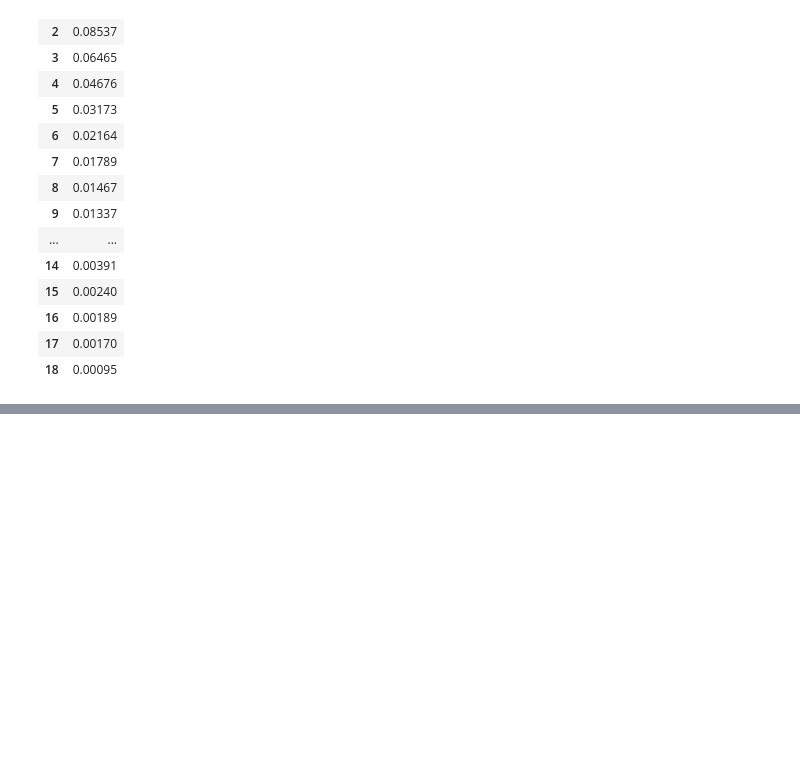
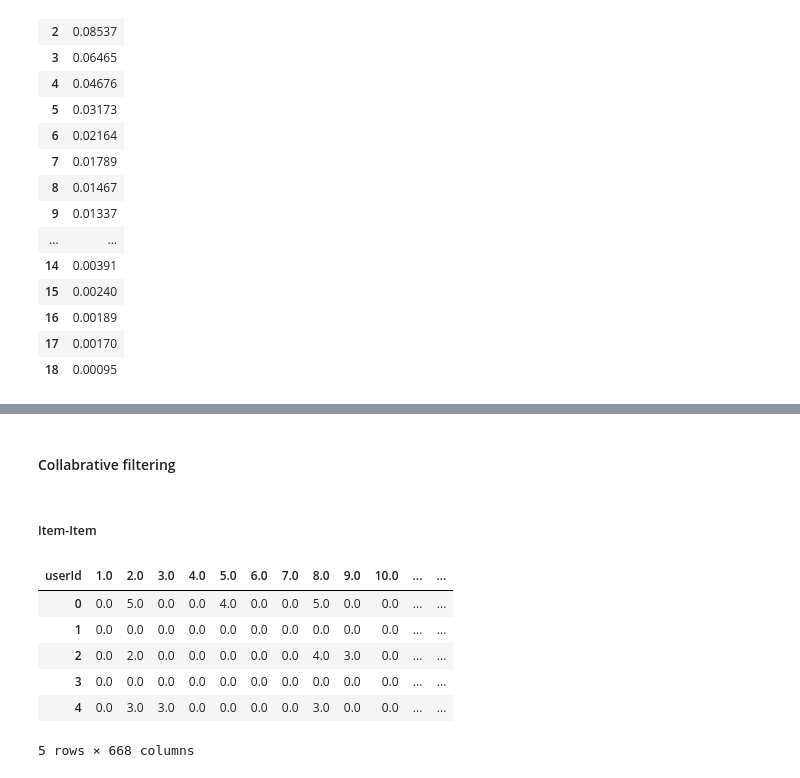
Before and after one commit to Benedkt93/movie_recommendation, a Jupyter notebook: final_project.ipynb, the cells around one changed output, grey strips where cells are left out. Saved outputs shown, nothing was run; the diff lists cells and outputs as text; code cells hidden in the pictures; blank space fills up the shorter version.

```diff
--- a/final_project.ipynb
+++ b/final_project.ipynb
@@ -494,0 +563,16 @@ round(pd.DataFrame(pca.explained_variance_ratio_), 5)
+# %% [markdown]
+#### Collabrative filtering
+# %% [markdown]
+##### Item-Item
+# %%
+item_item_matrix = all_movies.pivot_table(index=['movieId'],columns=['userId'],values='rating').reset_index(drop=True)
+item_item_matrix.fillna( 0, inplace = True )
+item_item_matrix.head()
+# %% [output]
+| userId | 1.0 | 2.0 | 3.0 | 4.0 | 5.0 | 6.0 | 7.0 | 8.0 | 9.0 | 10.0 | ... | ... |
+| 0 | 0.0 | 5.0 | 0.0 | 0.0 | 4.0 | 0.0 | 0.0 | 5.0 | 0.0 | 0.0 | ... | ... |
+| 1 | 0.0 | 0.0 | 0.0 | 0.0 | 0.0 | 0.0 | 0.0 | 0.0 | 0.0 | 0.0 | ... | ... |
+| 2 | 0.0 | 2.0 | 0.0 | 0.0 | 0.0 | 0.0 | 0.0 | 4.0 | 3.0 | 0.0 | ... | ... |
+| 3 | 0.0 | 0.0 | 0.0 | 0.0 | 0.0 | 0.0 | 0.0 | 0.0 | 0.0 | 0.0 | ... | ... |
+| 4 | 0.0 | 3.0 | 3.0 | 0.0 | 0.0 | 0.0 | 0.0 | 3.0 | 0.0 | 0.0 | ... | ... |
+5 rows × 668 columns
```
Also changed, not shown: parts of 15 cells of this notebook.
